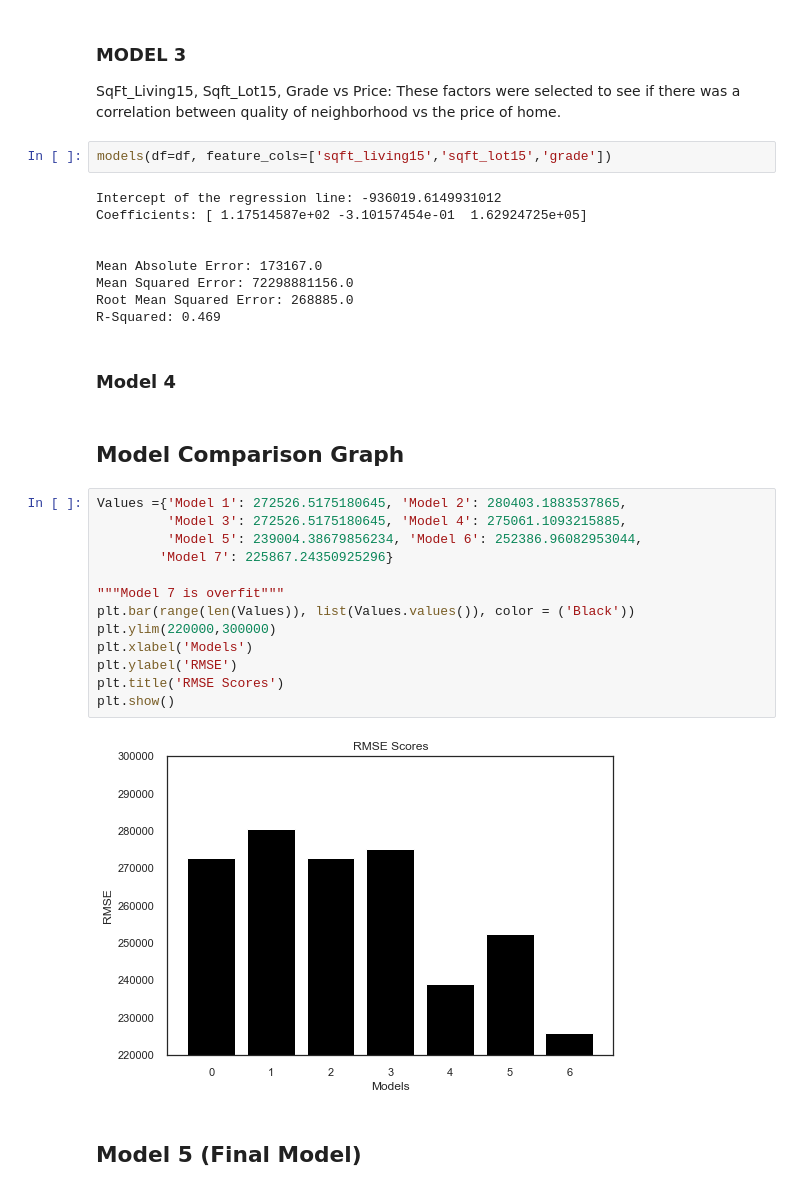
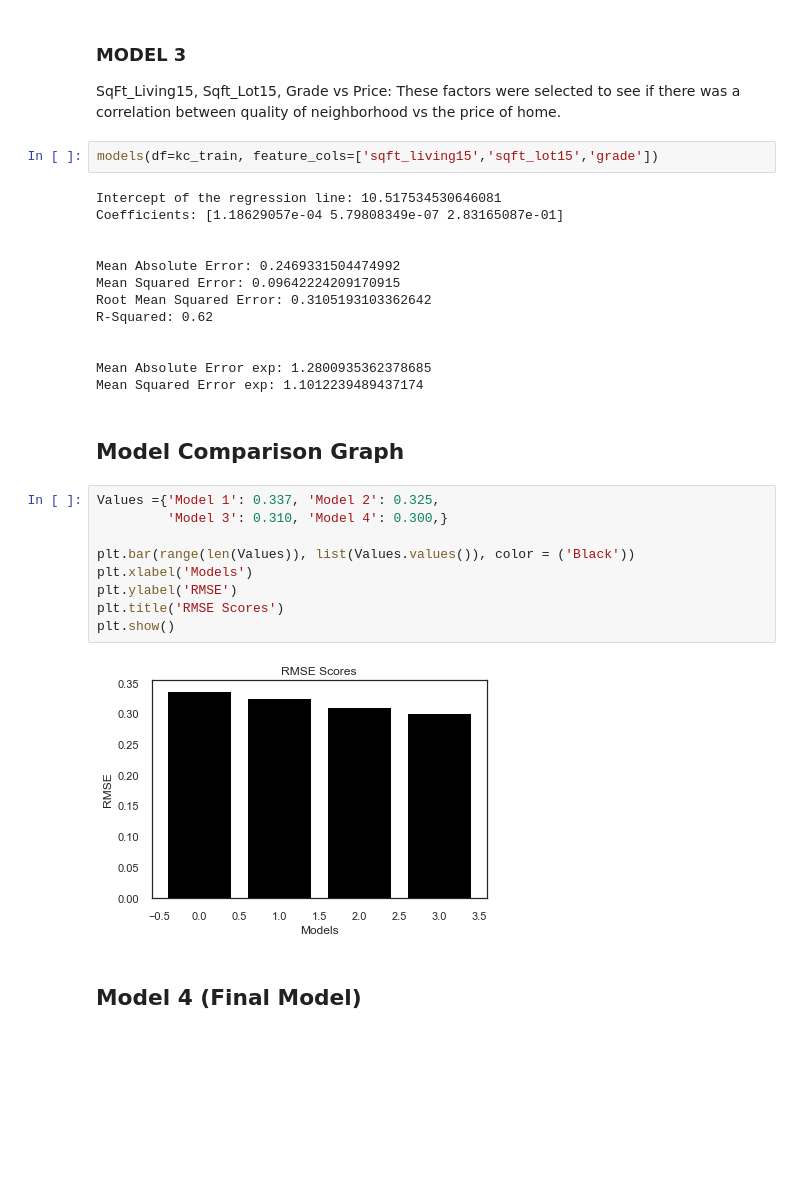
Before and after one commit to rokaandy/DS_Project1, a Jupyter notebook: Project1_Final_Draft.ipynb, the cells around one changed output. Drawn from its saved outputs; the diff is of its cells as text; blank space fills up the shorter version.

Commit message:
Clean Jupyter Notebook, KF train added to model

```diff
--- a/Project1_Final_Draft.ipynb
+++ b/Project1_Final_Draft.ipynb
@@ -359,34 +339,32 @@ R-Squared: 0.511
 ### MODEL 3
 SqFt_Living15, Sqft_Lot15, Grade vs Price: These factors were selected to see if there was a correlation between quality of neighborhood vs the price of home.
 # %%
-models(df=df, feature_cols=['sqft_living15','sqft_lot15','grade'])
+models(df=kc_train, feature_cols=['sqft_living15','sqft_lot15','grade'])
 # %% [output]
-Intercept of the regression line: -936019.6149931012
-Coefficients: [ 1.17514587e+02 -3.10157454e-01  1.62924725e+05]
+Intercept of the regression line: 10.517534530646081
+Coefficients: [1.18629057e-04 5.79808349e-07 2.83165087e-01]
 
 
-Mean Absolute Error: 173167.0
-Mean Squared Error: 72298881156.0
-Root Mean Squared Error: 268885.0
-R-Squared: 0.469
+Mean Absolute Error: 0.2469331504474992
+Mean Squared Error: 0.09642224209170915
+Root Mean Squared Error: 0.3105193103362642
+R-Squared: 0.62
+
+
+Mean Absolute Error exp: 1.2800935362378685
+Mean Squared Error exp: 1.1012239489437174
-# %% [markdown]
-### Model 4
 # %% [markdown]
 ## Model Comparison Graph
 # %%
-Values ={'Model 1': 272526.5175180645, 'Model 2': 280403.1883537865,
-         'Model 3': 272526.5175180645, 'Model 4': 275061.1093215885,
-         'Model 5': 239004.38679856234, 'Model 6': 252386.96082953044,
-        'Model 7': 225867.24350925296}
+Values ={'Model 1': 0.337, 'Model 2': 0.325,
+         'Model 3': 0.310, 'Model 4': 0.300,}
 
-"""Model 7 is overfit"""
 plt.bar(range(len(Values)), list(Values.values()), color = ('Black'))
-plt.ylim(220000,300000)
 plt.xlabel('Models')
 plt.ylabel('RMSE')
 plt.title('RMSE Scores')
 plt.show()
 # %% [output]
-[figure, old version]
+[figure, new version]
 # %% [markdown]
-## Model 5 (Final Model)
+## Model 4 (Final Model)
```
Also changed, not shown: parts of 53 cells of this notebook, 1 other file.
